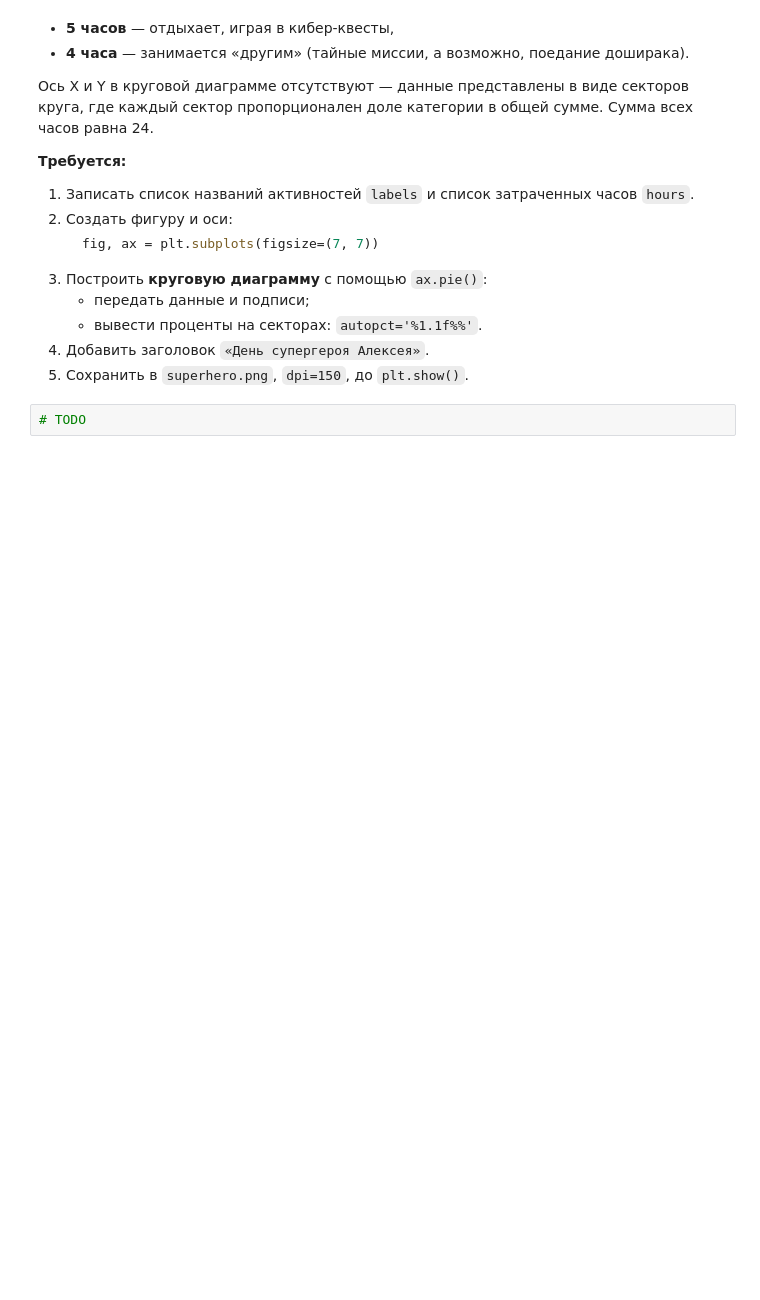
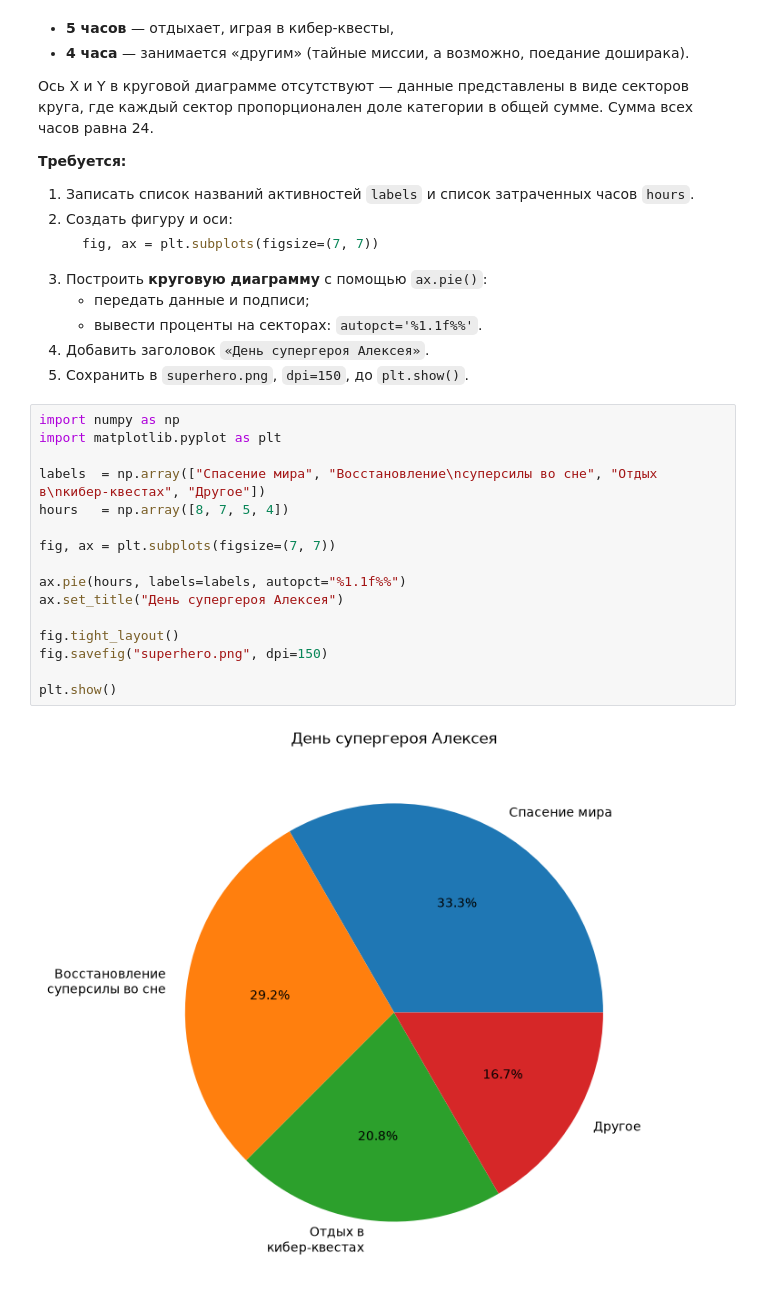
Before and after one commit to s0-it-goes/inf, a Jupyter notebook: 8prac/lesson8.ipynb, the cells around one changed output. Cells and saved outputs as stored; diff of their text form; blank space fills up the shorter version.

```diff
--- a/8prac/lesson8.ipynb
+++ b/8prac/lesson8.ipynb
@@ -396,7 +469,23 @@ plt.show()
 4. Добавить заголовок `«День супергероя Алексея»`.
 5. Сохранить в `superhero.png`, `dpi=150`, до `plt.show()`.
 # %%
-# TODO
+import numpy as np
+import matplotlib.pyplot as plt
+
+labels  = np.array(["Спасение мира", "Восстановление\nсуперсилы во сне", "Отдых в\nкибер-квестах", "Другое"])
+hours   = np.array([8, 7, 5, 4])
+
+fig, ax = plt.subplots(figsize=(7, 7))
+
+ax.pie(hours, labels=labels, autopct="%1.1f%%")
+ax.set_title("День супергероя Алексея")
+
+fig.tight_layout()
+fig.savefig("superhero.png", dpi=150)
+
+plt.show()
+# %% [output]
+[figure, added]
 # %% [markdown]
 ### Задание 5
 
```
Also changed, not shown: parts of 5 cells of this notebook, 5 other files.
